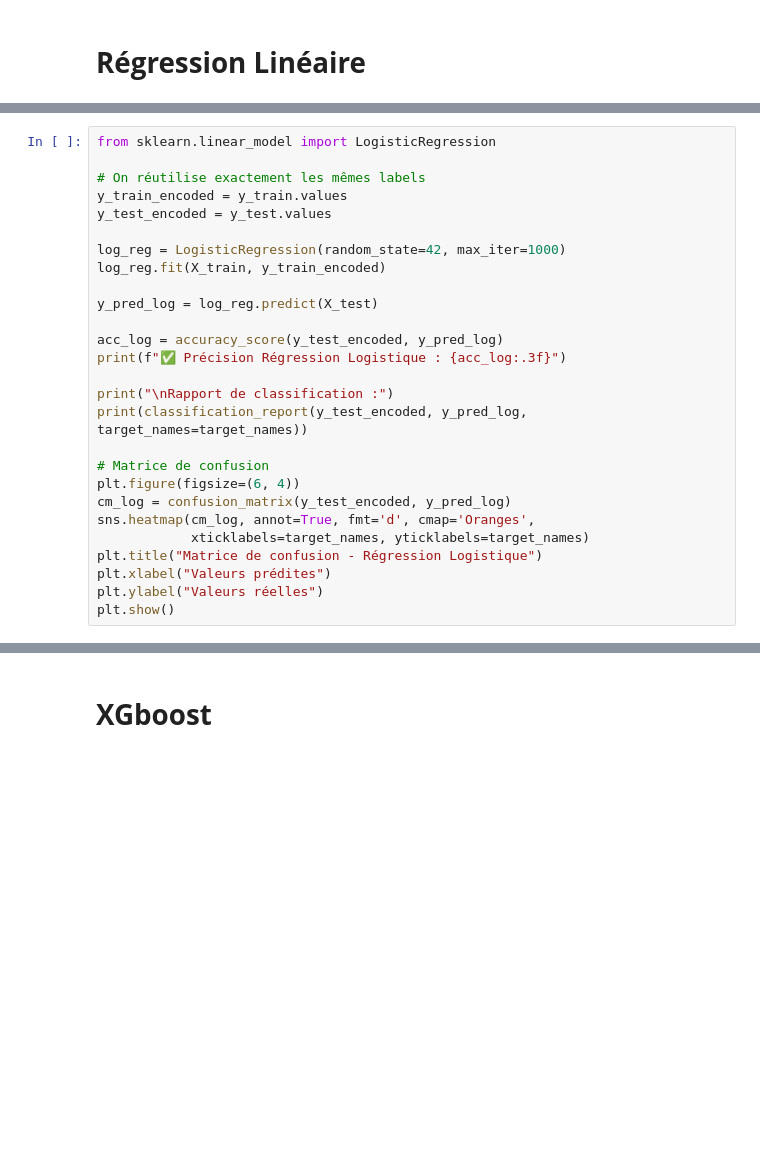
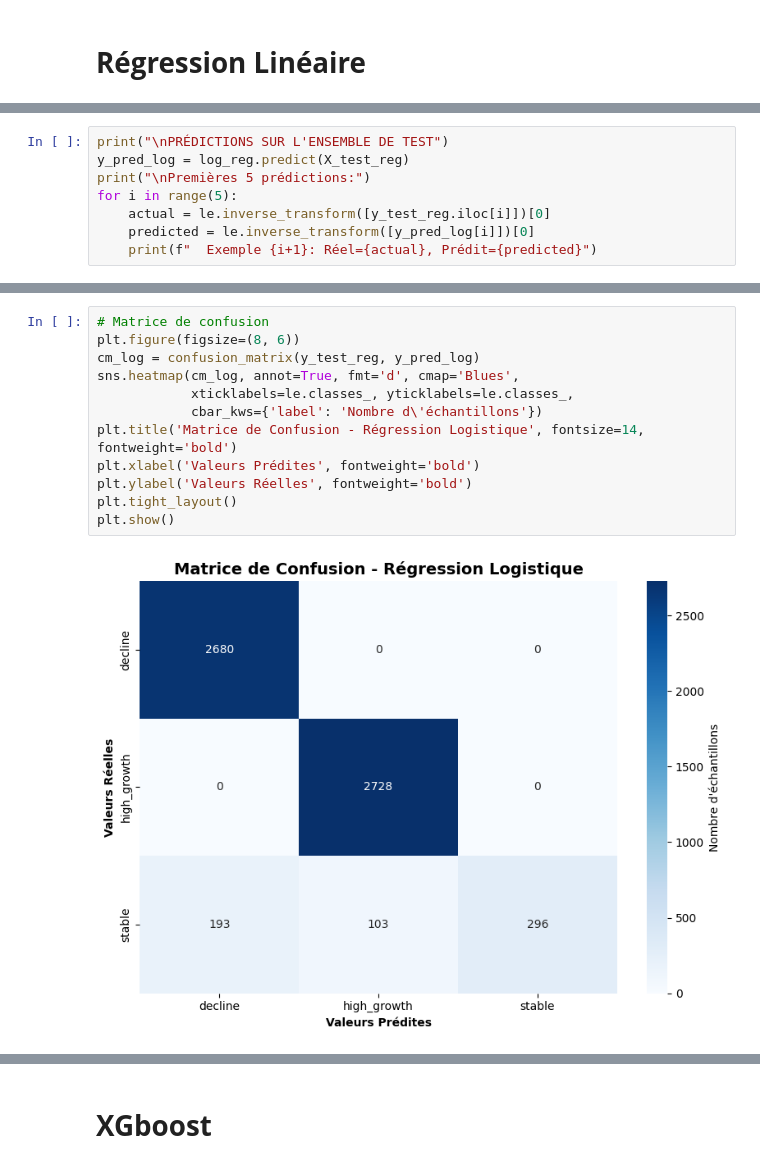
Before and after one commit to Meria-Troudi/mlProject, a Jupyter notebook: models/bo1_Models.ipynb, the cells around one changed output, grey strips where cells are left out. Saved outputs shown, nothing was run; the diff lists cells and outputs as text; blank space fills up the shorter version.

```diff
--- a/models/bo1_Models.ipynb
+++ b/models/bo1_Models.ipynb
@@ -343,28 +354,9 @@ weighted avg       1.00      1.00      1.00      6000
 # %%
-from sklearn.linear_model import LogisticRegression
-
-# On réutilise exactement les mêmes labels
-y_train_encoded = y_train.values
-y_test_encoded = y_test.values
-
-log_reg = LogisticRegression(random_state=42, max_iter=1000)
-log_reg.fit(X_train, y_train_encoded)
-
-y_pred_log = log_reg.predict(X_test)
-
-acc_log = accuracy_score(y_test_encoded, y_pred_log)
-print(f"✅ Précision Régression Logistique : {acc_log:.3f}")
-
-print("\nRapport de classification :")
-print(classification_report(y_test_encoded, y_pred_log, target_names=target_names))
-
-# Matrice de confusion
-plt.figure(figsize=(6, 4))
-cm_log = confusion_matrix(y_test_encoded, y_pred_log)
-sns.heatmap(cm_log, annot=True, fmt='d', cmap='Oranges',
-            xticklabels=target_names, yticklabels=target_names)
-plt.title("Matrice de confusion - Régression Logistique")
-plt.xlabel("Valeurs prédites")
-plt.ylabel("Valeurs réelles")
-plt.show()
+print("\nPRÉDICTIONS SUR L'ENSEMBLE DE TEST")
+y_pred_log = log_reg.predict(X_test_reg)
+print("\nPremières 5 prédictions:")
+for i in range(5):
+    actual = le.inverse_transform([y_test_reg.iloc[i]])[0]
+    predicted = le.inverse_transform([y_pred_log[i]])[0]
+    print(f"  Exemple {i+1}: Réel={actual}, Prédit={predicted}")
 # %% [output]
@@ -383,0 +394,14 @@ weighted avg       0.95      0.95      0.94      6000
+# %%
+# Matrice de confusion
+plt.figure(figsize=(8, 6))
+cm_log = confusion_matrix(y_test_reg, y_pred_log)
+sns.heatmap(cm_log, annot=True, fmt='d', cmap='Blues',
+            xticklabels=le.classes_, yticklabels=le.classes_,
+            cbar_kws={'label': 'Nombre d\'échantillons'})
+plt.title('Matrice de Confusion - Régression Logistique', fontsize=14, fontweight='bold')
+plt.xlabel('Valeurs Prédites', fontweight='bold')
+plt.ylabel('Valeurs Réelles', fontweight='bold')
+plt.tight_layout()
+plt.show()
+# %% [output]
+[figure, added]
```
Also changed, not shown: parts of 31 cells of this notebook, 4 other files.
